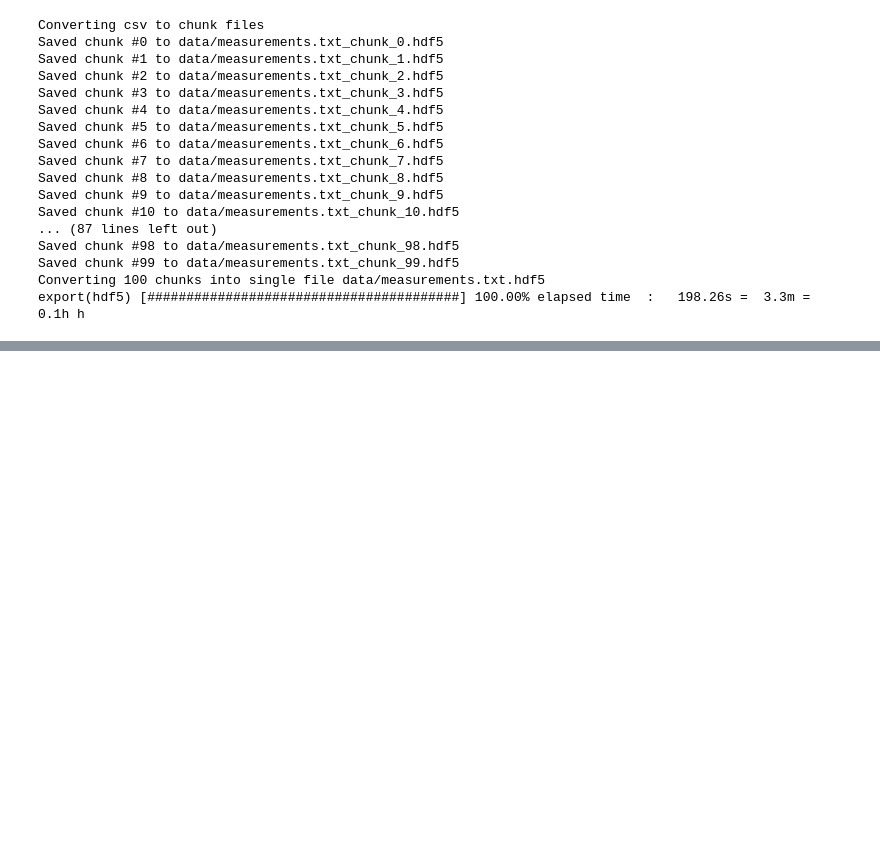
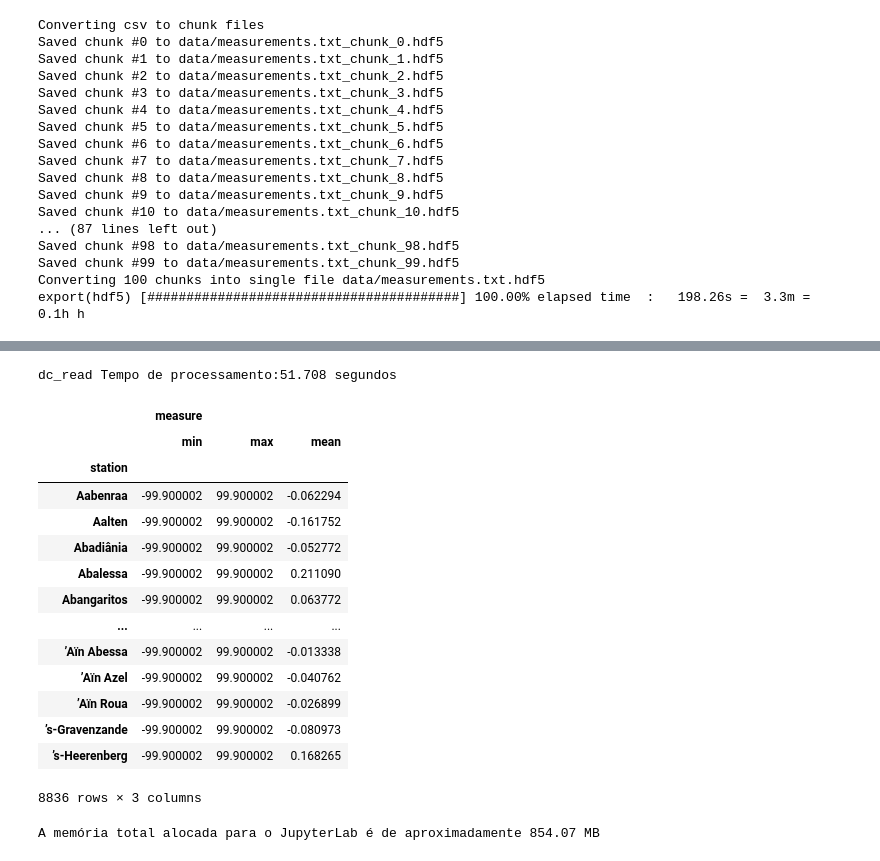
Before and after one commit to Jcnok/bootcamp-jornada-de-dados_2024, a Jupyter notebook: aula_05/aula_05.ipynb, the cells around one changed output, grey strips where cells are left out. Drawn from its saved outputs; the diff is of its cells as text; code cells hidden in the pictures; blank space fills up the shorter version.

```diff
--- a/aula_05/aula_05.ipynb
+++ b/aula_05/aula_05.ipynb
@@ -831,0 +950,49 @@ test_vaex Tempo de processamento:49.093 segundos
+# %%
+import dask_cudf as dc
+@timer
+def dc_read():
+    # Carregar o arquivo csv em um dataframe dask_cudf
+    df = dc.read_csv('data/measurements.txt',sep=';', header=None, names=['station', 'measure'], dtype=['str', 'float32'], blocksize='1024 Mib')
+
+    # Agrupar pela coluna 'station' e calcular min, max e mean da coluna 'measure'
+    grouped_df = df.groupby('station').agg({'measure': ['min', 'max', 'mean']}).compute()
+
+    # Ordenar pelo 'station'
+    sorted_df = grouped_df.sort_index()
+
+    # Imprimir as 5 primeiras e últimas linhas
+    return sorted_df
+    #print(sorted_df.tail(5))
+dc_read()
+# %% [output]
+dc_read Tempo de processamento:51.708 segundos
+|  | measure |  |  |
+|  | min | max | mean |
+| station |  |  |  |
+| Aabenraa | -99.900002 | 99.900002 | -0.062294 |
+| Aalten | -99.900002 | 99.900002 | -0.161752 |
+| Abadiânia | -99.900002 | 99.900002 | -0.052772 |
+| Abalessa | -99.900002 | 99.900002 | 0.211090 |
+| Abangaritos | -99.900002 | 99.900002 | 0.063772 |
+| ... | ... | ... | ... |
+| ’Aïn Abessa | -99.900002 | 99.900002 | -0.013338 |
+| ’Aïn Azel | -99.900002 | 99.900002 | -0.040762 |
+| ’Aïn Roua | -99.900002 | 99.900002 | -0.026899 |
+| ’s-Gravenzande | -99.900002 | 99.900002 | -0.080973 |
+| ’s-Heerenberg | -99.900002 | 99.900002 | 0.168265 |
+8836 rows × 3 columns
+# %%
+import psutil
+
+# Obtém o processo JupyterLab
+process = psutil.Process()
+
+# Obtém a quantidade total de memória alocada para o processo em bytes
+memoria_total = process.memory_info().rss
+
+# Converta bytes para megabytes para uma leitura mais compreensível
+memoria_total_mb = memoria_total / (1024 * 1024)
+
+print(f"A memória total alocada para o JupyterLab é de aproximadamente {memoria_total_mb:.2f} MB")
+# %% [output]
+A memória total alocada para o JupyterLab é de aproximadamente 854.07 MB
```
Also changed, not shown: parts of 102 cells of this notebook, 1 other file.
